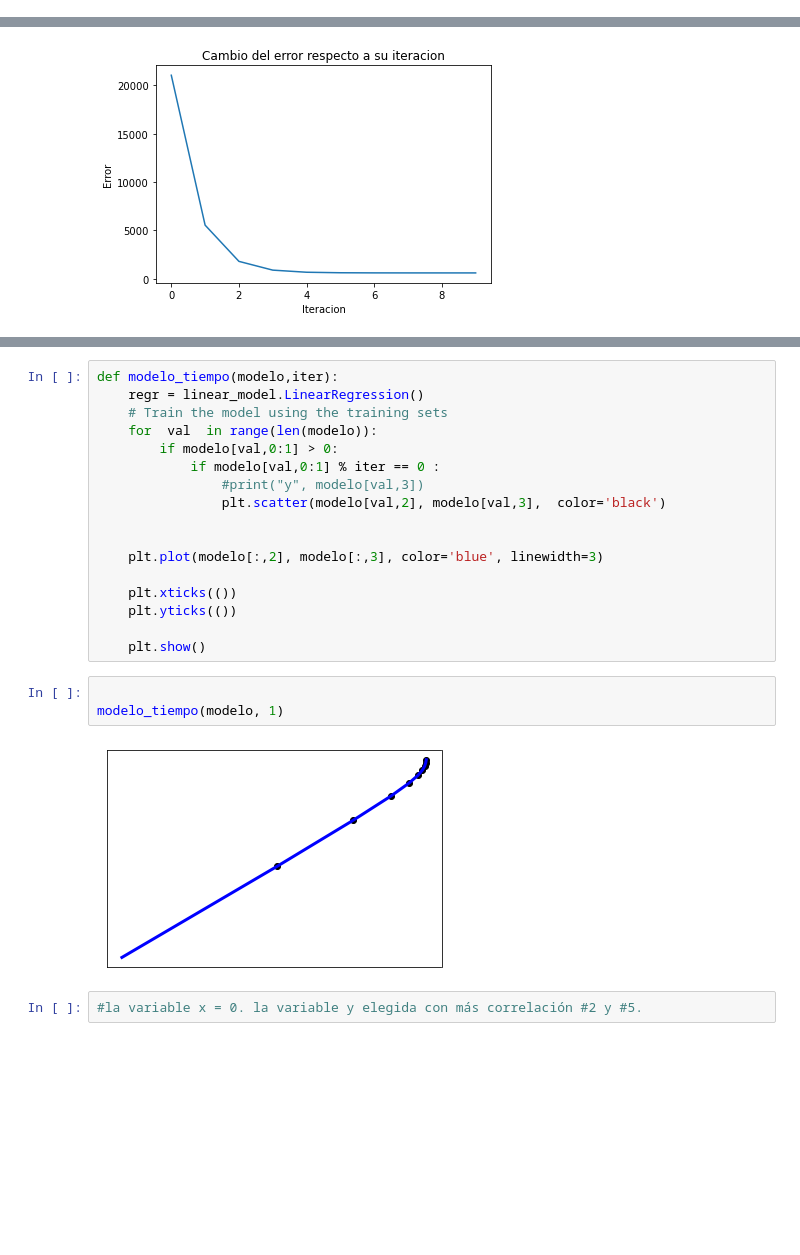
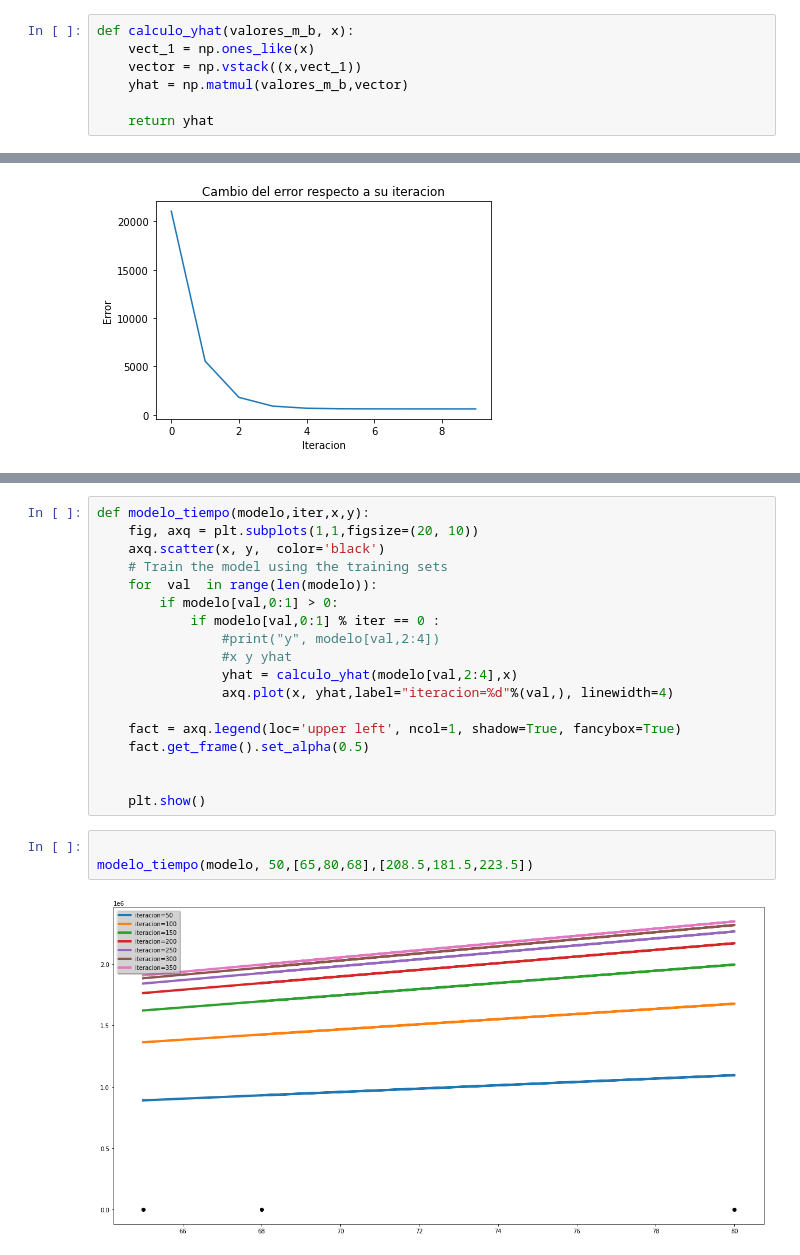
Before and after one commit to EmilioGGG/galileo, a Jupyter notebook: Proyecto_Final_CDP.ipynb, the cells around one changed output, grey strips where cells are left out. Saved outputs shown, nothing was run; the diff lists cells and outputs as text; blank space fills up the shorter version.

```diff
--- a/Proyecto_Final_CDP.ipynb
+++ b/Proyecto_Final_CDP.ipynb
@@ -230,3 +218,10 @@ Error:  597.0218999895303
+# %%
+def calculo_yhat(valores_m_b, x):
+    vect_1 = np.ones_like(x)
+    vector = np.vstack((x,vect_1))
+    yhat = np.matmul(valores_m_b,vector)
+
+    return yhat
 # %%
 #Fución que grafica el cambio del error
 def tiempo_error(val_error):
@@ -266,24 +245,23 @@ def modelo_tiempo1(modelo, iter):
 # %%
-def modelo_tiempo(modelo,iter):
-    regr = linear_model.LinearRegression()
+def modelo_tiempo(modelo,iter,x,y):
+    fig, axq = plt.subplots(1,1,figsize=(20, 10))
+    axq.scatter(x, y,  color='black')
     # Train the model using the training sets
     for  val  in range(len(modelo)):
         if modelo[val,0:1] > 0:
             if modelo[val,0:1] % iter == 0 :
-                #print("y", modelo[val,3])
-                plt.scatter(modelo[val,2], modelo[val,3],  color='black')
+                #print("y", modelo[val,2:4])
+                #x y yhat
+                yhat = calculo_yhat(modelo[val,2:4],x)
+                axq.plot(x, yhat,label="iteracion=%d"%(val,), linewidth=4)
+
+    fact = axq.legend(loc='upper left', ncol=1, shadow=True, fancybox=True)
+    fact.get_frame().set_alpha(0.5)
 
 
-    plt.plot(modelo[:,2], modelo[:,3], color='blue', linewidth=3)
-
-    plt.xticks(())
-    plt.yticks(())
-
     plt.show()
-# %%
-
-modelo_tiempo(modelo, 1)
-# %% [output]
-[figure, removed]
-# %%
-#la variable x = 0. la variable y elegida con más correlación #2 y #5.
+# %%
+
+modelo_tiempo(modelo, 50,[65,80,68],[208.5,181.5,223.5])
+# %% [output]
+[figure, added]
```
Also changed, not shown: parts of 15 cells of this notebook.
